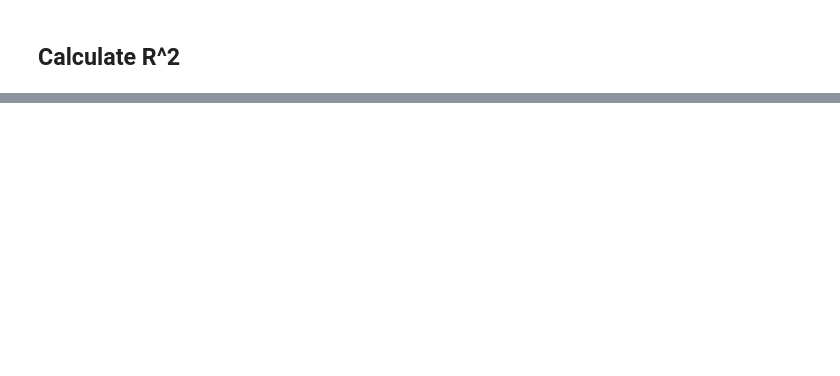
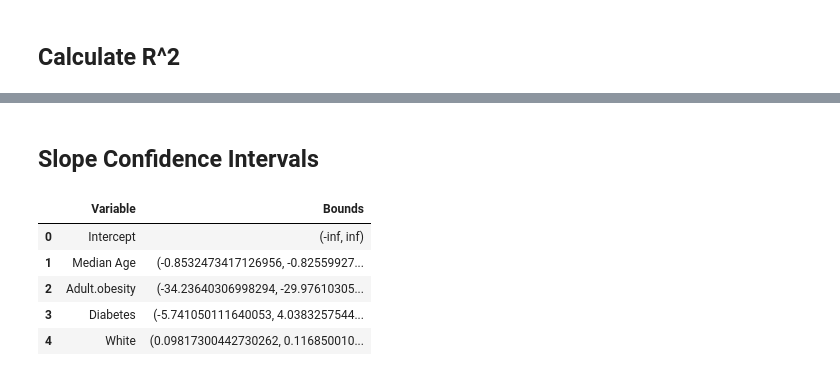
Before and after one commit to ErikC324/Data401-Project1, a Jupyter notebook: Project 1-Erik-2.ipynb, the cells around one changed output, grey strips where cells are left out. Drawn from its saved outputs; the diff is of its cells as text; code cells hidden in the pictures; blank space fills up the shorter version.

```diff
--- a/Project 1-Erik-2.ipynb
+++ b/Project 1-Erik-2.ipynb
@@ -171,0 +190,20 @@ R2
+# %% [markdown]
+## Slope Confidence Intervals
+# %%
+bounds = []
+t = 1.96
+for i, col in enumerate(dummy_cols):
+    var = X[:,i]
+    se = np.sqrt(((predictions - actual)**2).sum() / (len(actual) - 2)) / np.sqrt(((var - var.mean())**2).sum())
+    bounds.append((b[i] - se*t, b[i] + se*t))
+
+ci_df = pd.DataFrame({"Variable": dummy_cols, "Bounds": bounds})
+
+ci_df.head()
+# %% [output]
+|  | Variable | Bounds |
+| 0 | Intercept | (-inf, inf) |
+| 1 | Median Age | (-0.8532473417126956, -0.82559927... |
+| 2 | Adult.obesity | (-34.23640306998294, -29.97610305... |
+| 3 | Diabetes | (-5.741050111640053, 4.0383257544... |
+| 4 | White | (0.09817300442730262, 0.116850010... |
```
Also changed, not shown: parts of 9 cells of this notebook.
